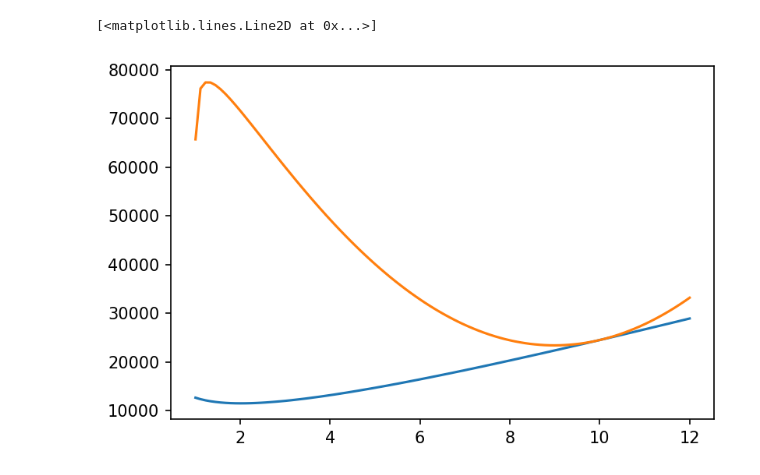
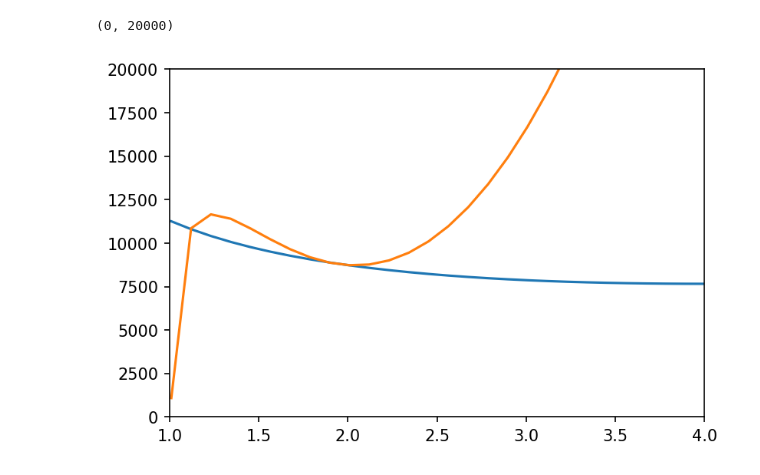
Before and after one commit to mirca/acceptance-rejection, a Jupyter notebook: examples/Untitled1.ipynb, the cells around one changed output. Saved outputs shown, nothing was run; the diff lists cells and outputs as text; code cells hidden in the pictures.

```diff
--- a/examples/Untitled1.ipynb
+++ b/examples/Untitled1.ipynb
@@ -12,7 +12,7 @@ from scipy.stats import nakagami
 # %%
 omega=1.
 # %%
-h = nakagami.rvs(nu=2., size=10000)
+h = nakagami.rvs(nu=4., size=10000)
 # %%
 def loglikelihood(m):
     return -(len(h) * (m *(np.log(m) - np.log(omega)) - np.log(sps.gamma(m)))
@@ -28,12 +28,14 @@ m = np.linspace(1.01, 12., 100)
 # %%
 ll = loglikelihood(m)
 # %%
-m_t = 10.
+m_t = 2.
 # %%
 sur = surrogate(m, m_t)
 # %%
 plt.plot(m, ll)
 plt.plot(m, sur)
+plt.xlim(1., 4.)
+plt.ylim(0, 20000)
 # %% [output]
-[<matplotlib.lines.Line2D at 0x...>]
+(0, 20000)
-[figure, old version]
+[figure, new version]
```
Also changed, not shown: 3 other files.
